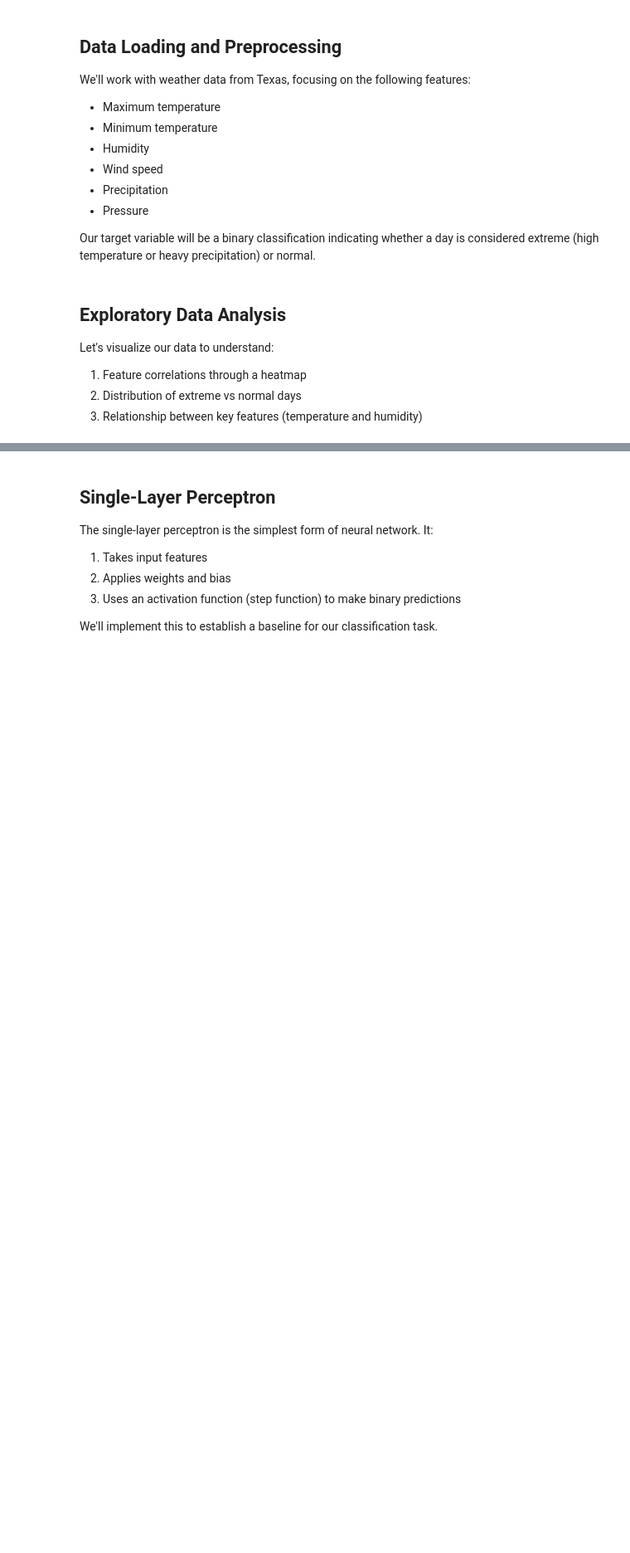
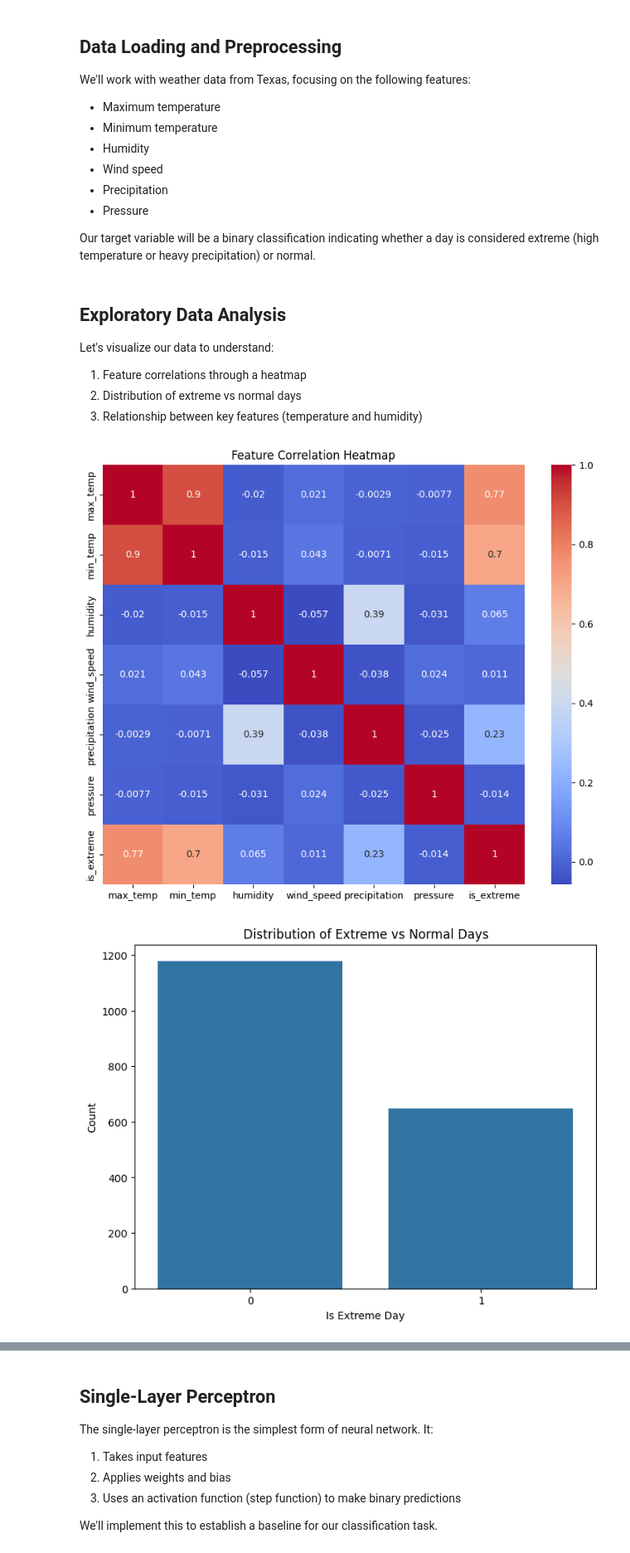
Before and after one commit to Sapar789/INDE577, a Jupyter notebook: Supervised Learning/perceptron/perceptron.ipynb, the cells around one changed output, grey strips where cells are left out. Shown at 83% size. Saved outputs shown, nothing was run; the diff lists cells and outputs as text; code cells hidden in the pictures; blank space fills up the shorter version.

```diff
--- a/Supervised Learning/perceptron/perceptron.ipynb
+++ b/Supervised Learning/perceptron/perceptron.ipynb
@@ -41,7 +41,7 @@ We'll work with weather data from Texas, focusing on the following features:
 Our target variable will be a binary classification indicating whether a day is considered extreme (high temperature or heavy precipitation) or normal.
 # %%
 # Load the weather data
-df = pd.read_csv('weather_data.csv')
+df = pd.read_csv('../../weather_data.csv')
 
 # Define features for classification
 features = [
@@ -68,20 +68,23 @@ Let's visualize our data to understand:
 # %%
 # Create correlation heatmap
 plt.figure(figsize=(10, 8))
-sns.heatmap(df[features + ['is_extreme']].corr(), annot=True, cmap='coolwarm')
+sb.heatmap(df[features + ['is_extreme']].corr(), annot=True, cmap='coolwarm')
 plt.title('Feature Correlation Heatmap')
 plt.show()
 
 # Plot distribution of target variable
 plt.figure(figsize=(8, 6))
-sns.countplot(data=df, x='is_extreme')
+sb.countplot(data=df, x='is_extreme')
 plt.title('Distribution of Extreme vs Normal Days')
 plt.xlabel('Is Extreme Day')
 plt.ylabel('Count')
 plt.show()
 
 # Create scatter plots for feature pairs
 plt.figure(figsize=(12, 8))
-sns.scatterplot(data=df, x='max_temp', y='humidity', hue='is_extreme', alpha=0.6)
+sb.scatterplot(data=df, x='max_temp', y='humidity', hue='is_extreme', alpha=0.6)
 plt.title('Temperature vs Humidity (Colored by Extreme Weather)')
 plt.show()
+# %% [output]
+[figure, added]
+[figure, added]
```
Also changed, not shown: parts of 8 cells of this notebook, 7 other files.
